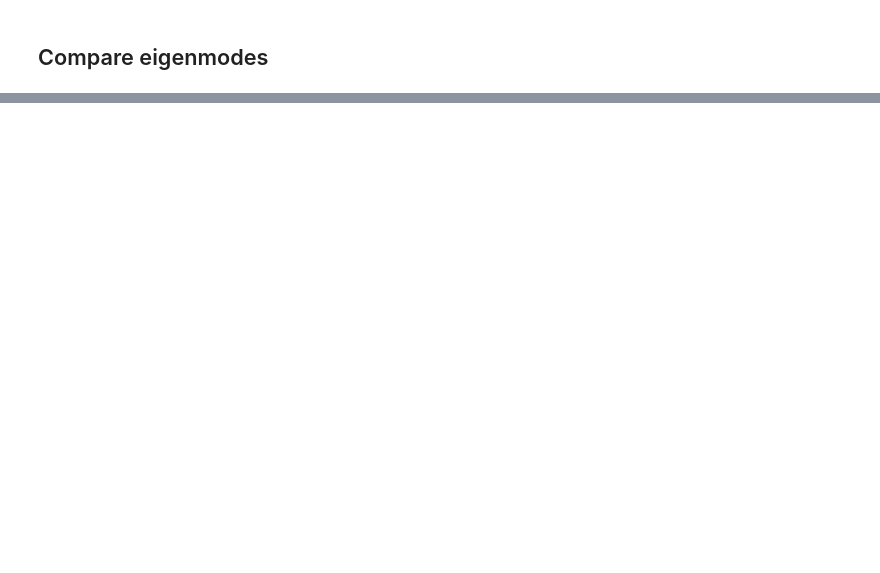
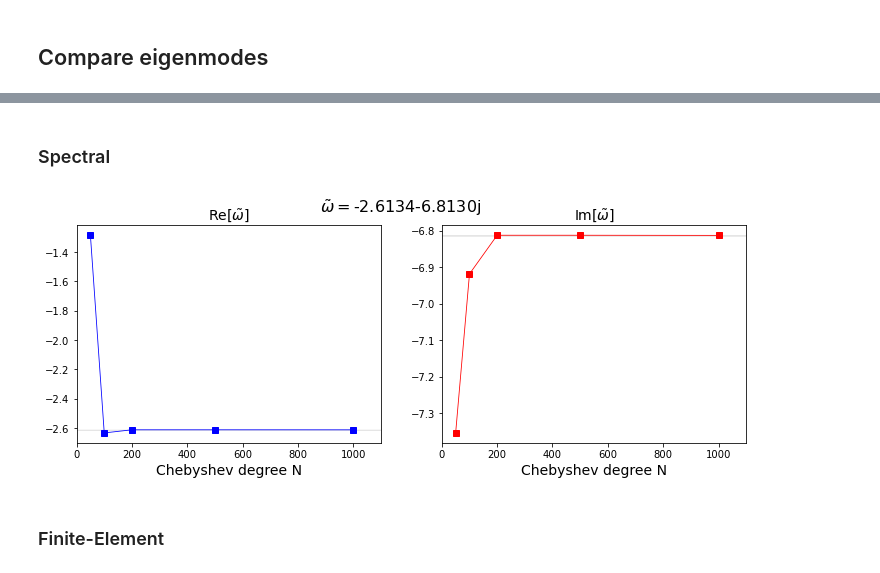
Before and after one commit to GentleMin/PyCrete, a Jupyter notebook: eigenmodes.ipynb, the cells around one changed output, grey strips where cells are left out. Cells and saved outputs as stored; diff of their text form; code cells hidden in the pictures; blank space fills up the shorter version.

```diff
--- a/eigenmodes.ipynb
+++ b/eigenmodes.ipynb
@@ -211,3 +258,46 @@ for i in range(50):
 -1.8788089628e+00+7.8005765156e+00j -1.8788089628e+00+7.8005765156e+00j -1.4703358808e+00+8.3803180532e+00j
 -1.9961109380e+00-8.2354450833e+00j -1.9961109380e+00-8.2354450833e+00j -1.5821112275e+00-8.9359240654e+00j
 -1.9961109380e+00+8.2354450833e+00j -1.9961109380e+00+8.2354450833e+00j -1.5821112275e+00+8.9359240654e+00j
+# %% [markdown]
+### Spectral
+# %%
+from post_processing import eigen as eigen_post
+
+idx_track_spec, eigenval_track_spec = eigen_post.track_eigenvalues(["./output/eigenmodes_Pm0_cheby50.h5",
+                                                                    "./output/eigenmodes_Pm0_cheby100.h5",
+                                                                    "./output/eigenmodes_Pm0_cheby200.h5",
+                                                                    "./output/eigenmodes_Pm0_cheby500.h5",
+                                                                    "./output/eigenmodes_Pm0_cheby1000.h5"], k=50)
+
+cheby_deg = np.array([50, 100, 200, 500, 1000])
+total_dof = 2*cheby_deg
+# %%
+eig_idx = 42
+single_prec_err = np.abs(eigenval_track_spec[eig_idx][-1])*1e-7
+
+fig, axes = plt.subplots(nrows=1, ncols=2, figsize=(12, 4))
+
+ax = axes[0]
+ax.plot(cheby_deg, np.real(eigenval_track_spec[eig_idx]), 's-b', linewidth=0.8)
+ax.set_title(r"Re[$\tilde{\omega}$]", fontsize=14)
+ax.set_xlabel("Chebyshev degree N", fontsize=14)
+ax.fill_between(np.arange(0, 1100), np.real(eigenval_track_spec[eig_idx][-1]) - single_prec_err, np.real(eigenval_track_spec[eig_idx][-1]) + single_prec_err, color="grey", alpha=0.2)
+yrange = np.real(eigenval_track_spec[eig_idx]).max() - np.real(eigenval_track_spec[eig_idx]).min()
+ax.set_ylim([np.real(eigenval_track_spec[eig_idx]).min() - 0.05*yrange, np.real(eigenval_track_spec[eig_idx]).max() + 0.05*yrange])
+ax.set_xlim([0, 1100])
+
+ax = axes[1]
+ax.plot(cheby_deg, np.imag(eigenval_track_spec[eig_idx]), 's-r', linewidth=0.8)
+ax.set_title(r"Im[$\tilde{\omega}$]", fontsize=14)
+ax.set_xlabel("Chebyshev degree N", fontsize=14)
+ax.fill_between(np.arange(0, 1100), np.imag(eigenval_track_spec[eig_idx][-1]) - single_prec_err, np.imag(eigenval_track_spec[eig_idx][-1]) + single_prec_err, color="grey", alpha=0.2)
+yrange = np.imag(eigenval_track_spec[eig_idx]).max() - np.imag(eigenval_track_spec[eig_idx]).min()
+ax.set_ylim([np.imag(eigenval_track_spec[eig_idx]).min() - 0.05*yrange, np.imag(eigenval_track_spec[eig_idx]).max() + 0.05*yrange])
+ax.set_xlim([0, 1100])
+
+fig.suptitle(r"$\tilde{\omega} = $" + "{:.4f}".format(eigenval_track_spec[eig_idx][-1]), fontsize=16)
+plt.show()
+# %% [output]
+[figure, added]
+# %% [markdown]
+### Finite-Element
```
Also changed, not shown: parts of 13 cells of this notebook, 2 other files.
